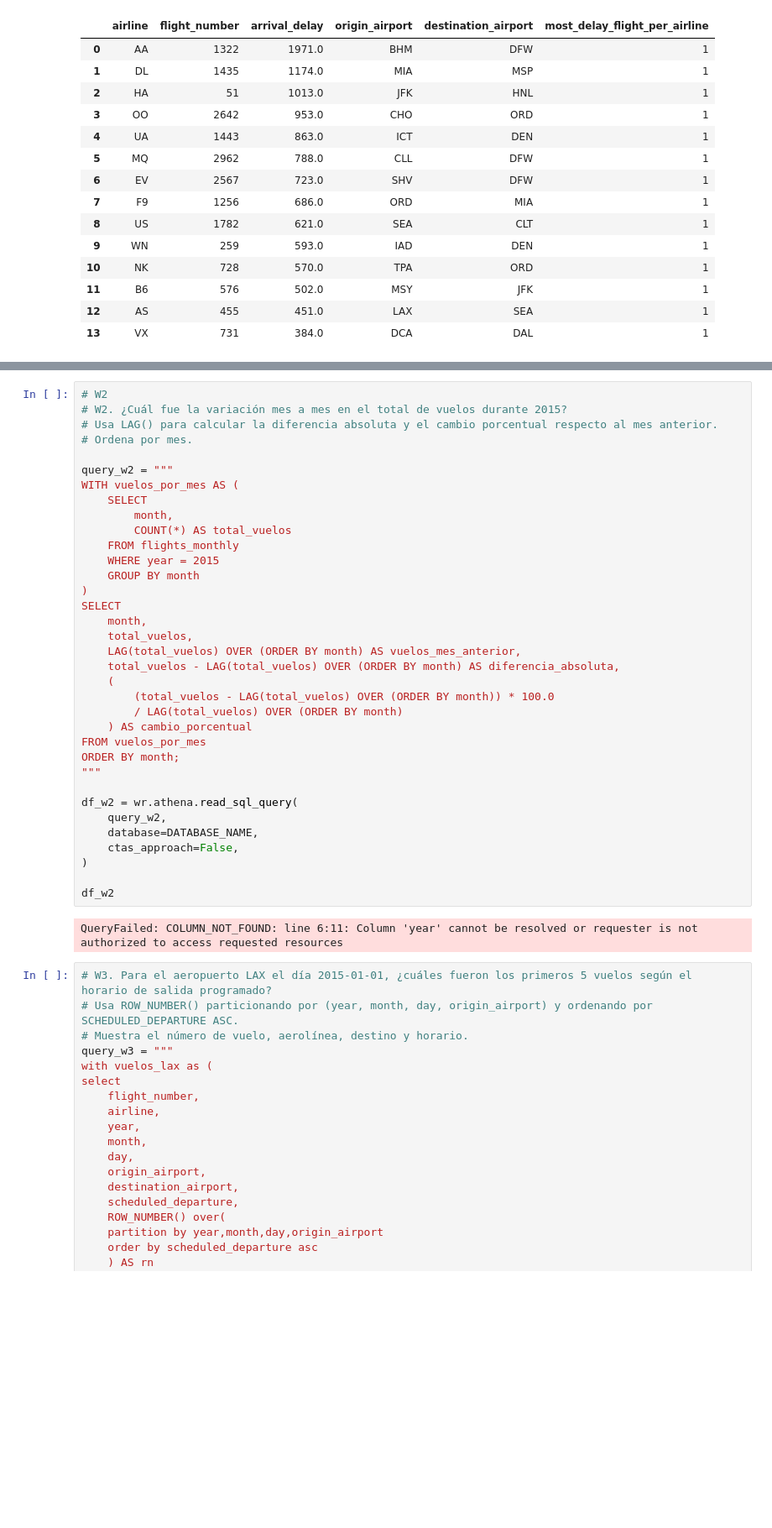
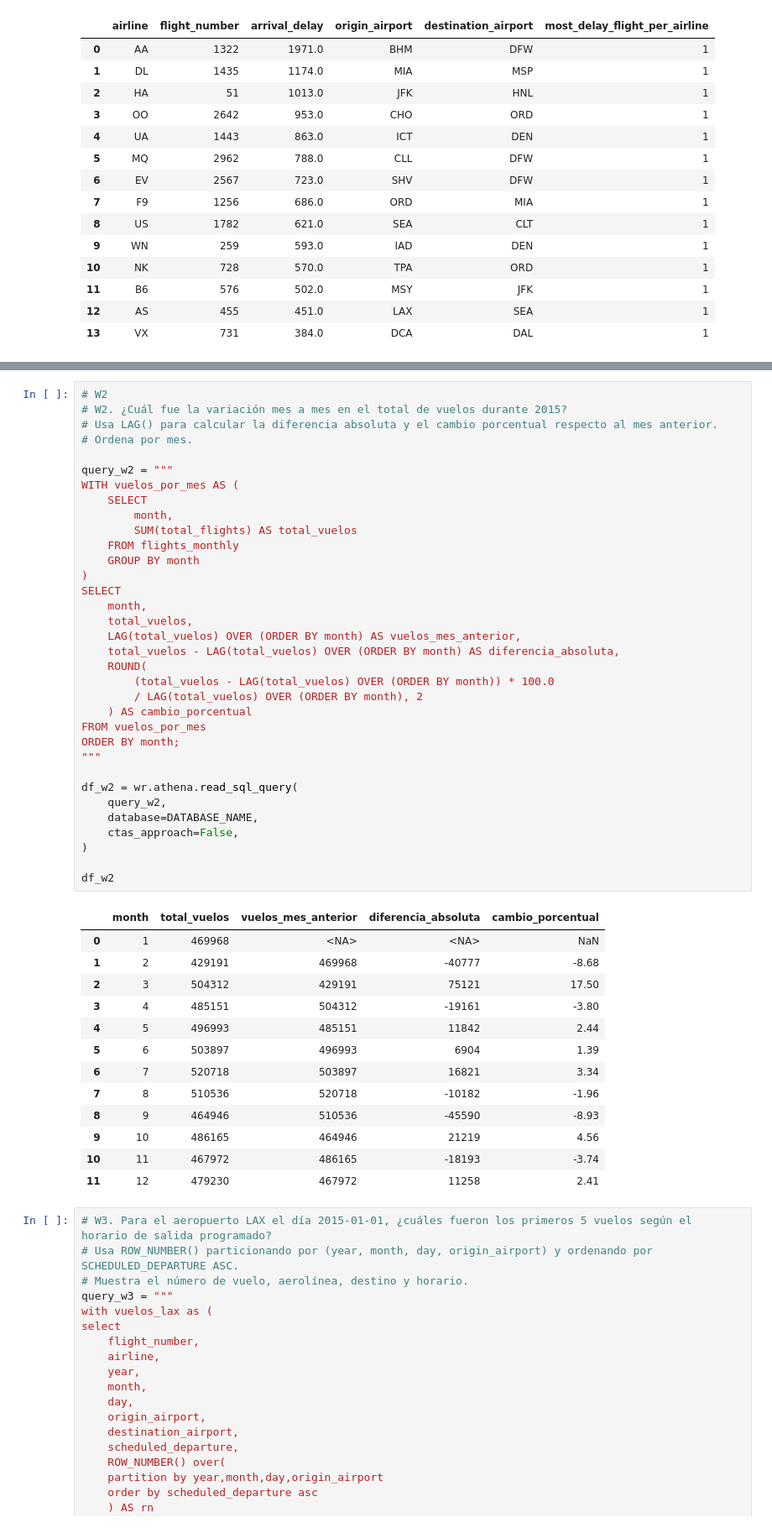
Before and after one commit to azu-ord/flights-data-engineering-a, a Jupyter notebook: notebooks/flights_analytics.ipynb, the cells around one changed output, grey strips where cells are left out. Shown at 84% size. Drawn from its saved outputs; the diff is of its cells as text; blank space fills up the shorter version.

```diff
--- a/notebooks/flights_analytics.ipynb
+++ b/notebooks/flights_analytics.ipynb
@@ -288,38 +295,49 @@ df_test
 # W2. ¿Cuál fue la variación mes a mes en el total de vuelos durante 2015?
 # Usa LAG() para calcular la diferencia absoluta y el cambio porcentual respecto al mes anterior.
 # Ordena por mes.
 
 query_w2 = """
 WITH vuelos_por_mes AS (
     SELECT
         month,
-        COUNT(*) AS total_vuelos
+        SUM(total_flights) AS total_vuelos
     FROM flights_monthly
-    WHERE year = 2015
     GROUP BY month
 )
 SELECT
     month,
     total_vuelos,
     LAG(total_vuelos) OVER (ORDER BY month) AS vuelos_mes_anterior,
     total_vuelos - LAG(total_vuelos) OVER (ORDER BY month) AS diferencia_absoluta,
-    (
+    ROUND(
         (total_vuelos - LAG(total_vuelos) OVER (ORDER BY month)) * 100.0
-        / LAG(total_vuelos) OVER (ORDER BY month)
+        / LAG(total_vuelos) OVER (ORDER BY month), 2
     ) AS cambio_porcentual
 FROM vuelos_por_mes
 ORDER BY month;
 """
 
 df_w2 = wr.athena.read_sql_query(
     query_w2,
     database=DATABASE_NAME,
     ctas_approach=False,
 )
 
 df_w2
 # %% [output]
-QueryFailed: COLUMN_NOT_FOUND: line 6:11: Column 'year' cannot be resolved or requester is not authorized to access requested resources
+|  | month | total_vuelos | vuelos_mes_anterior | diferencia_absoluta | cambio_porcentual |
+| 0 | 1 | 469968 | <NA> | <NA> | NaN |
+| 1 | 2 | 429191 | 469968 | -40777 | -8.68 |
+| 2 | 3 | 504312 | 429191 | 75121 | 17.50 |
+| 3 | 4 | 485151 | 504312 | -19161 | -3.80 |
+| 4 | 5 | 496993 | 485151 | 11842 | 2.44 |
+| 5 | 6 | 503897 | 496993 | 6904 | 1.39 |
+| 6 | 7 | 520718 | 503897 | 16821 | 3.34 |
+| 7 | 8 | 510536 | 520718 | -10182 | -1.96 |
+| 8 | 9 | 464946 | 510536 | -45590 | -8.93 |
+| 9 | 10 | 486165 | 464946 | 21219 | 4.56 |
+| 10 | 11 | 467972 | 486165 | -18193 | -3.74 |
+| 11 | 12 | 479230 | 467972 | 11258 | 2.41 |
 # %%
 # W3. Para el aeropuerto LAX el día 2015-01-01, ¿cuáles fueron los primeros 5 vuelos según el horario de salida programado?
 # Usa ROW_NUMBER() particionando por (year, month, day, origin_airport) y ordenando por SCHEDULED_DEPARTURE ASC.
```
Also changed, not shown: parts of 1 cell of this notebook.
